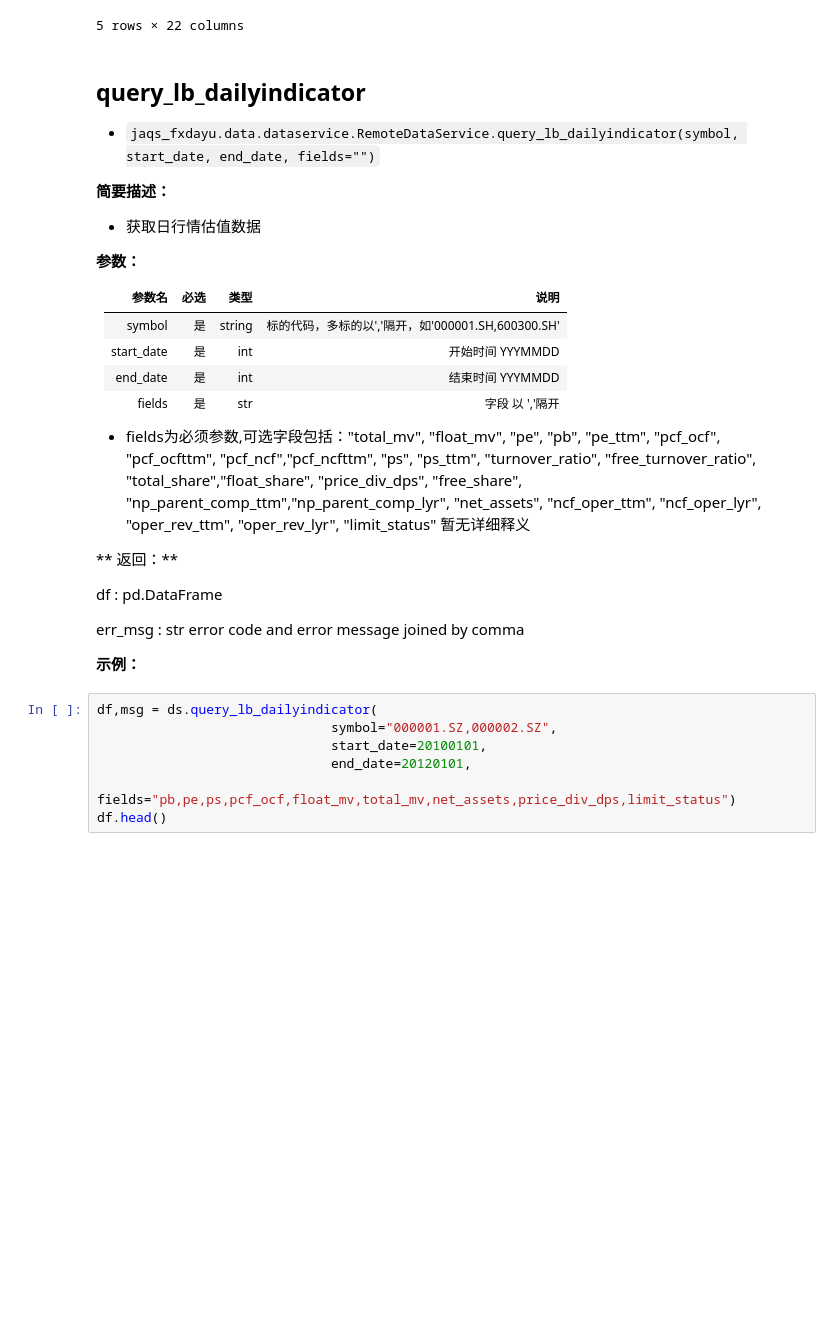
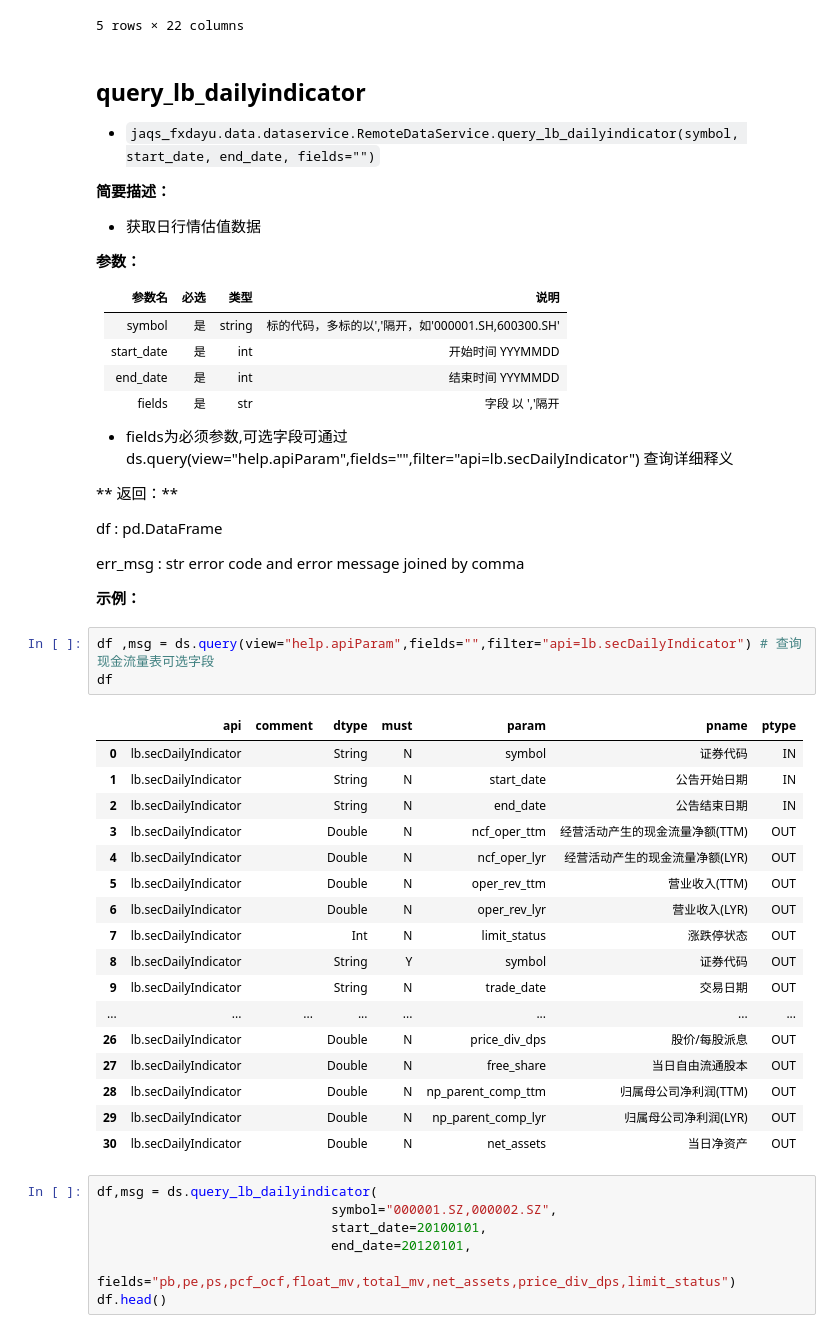
Before and after one commit to xingetouzi/jaqs-fxdayu, a Jupyter notebook: docs/_source/dataservice.ipynb, the cells around one changed output. Drawn from its saved outputs; the diff is of its cells as text; blank space fills up the shorter version.

```diff
--- a/docs/_source/dataservice.ipynb
+++ b/docs/_source/dataservice.ipynb
@@ -369,7 +397,7 @@ df.head()
 |fields |是| str |字段 以 ','隔开|
 
 
-- fields为必须参数,可选字段包括："total_mv", "float_mv", "pe", "pb", "pe_ttm", "pcf_ocf", "pcf_ocfttm", "pcf_ncf","pcf_ncfttm", "ps", "ps_ttm", "turnover_ratio", "free_turnover_ratio", "total_share","float_share", "price_div_dps", "free_share", "np_parent_comp_ttm","np_parent_comp_lyr", "net_assets", "ncf_oper_ttm", "ncf_oper_lyr", "oper_rev_ttm", "oper_rev_lyr", "limit_status" 暂无详细释义
+- fields为必须参数,可选字段可通过ds.query(view="help.apiParam",fields="",filter="api=lb.secDailyIndicator") 查询详细释义
 
 ** 返回：**
 
@@ -380,6 +408,27 @@ err_msg : str
 
 
 **示例：**
+# %%
+df ,msg = ds.query(view="help.apiParam",fields="",filter="api=lb.secDailyIndicator") # 查询现金流量表可选字段
+df
+# %% [output]
+|  | api | comment | dtype | must | param | pname | ptype |
+| 0 | lb.secDailyIndicator |  | String | N | symbol | 证券代码 | IN |
+| 1 | lb.secDailyIndicator |  | String | N | start_date | 公告开始日期 | IN |
+| 2 | lb.secDailyIndicator |  | String | N | end_date | 公告结束日期 | IN |
+| 3 | lb.secDailyIndicator |  | Double | N | ncf_oper_ttm | 经营活动产生的现金流量净额(TTM) | OUT |
+| 4 | lb.secDailyIndicator |  | Double | N | ncf_oper_lyr | 经营活动产生的现金流量净额(LYR) | OUT |
+| 5 | lb.secDailyIndicator |  | Double | N | oper_rev_ttm | 营业收入(TTM) | OUT |
+| 6 | lb.secDailyIndicator |  | Double | N | oper_rev_lyr | 营业收入(LYR) | OUT |
+| 7 | lb.secDailyIndicator |  | Int | N | limit_status | 涨跌停状态 | OUT |
+| 8 | lb.secDailyIndicator |  | String | Y | symbol | 证券代码 | OUT |
+| 9 | lb.secDailyIndicator |  | String | N | trade_date | 交易日期 | OUT |
+| ... | ... | ... | ... | ... | ... | ... | ... |
+| 26 | lb.secDailyIndicator |  | Double | N | price_div_dps | 股价/每股派息 | OUT |
+| 27 | lb.secDailyIndicator |  | Double | N | free_share | 当日自由流通股本 | OUT |
+| 28 | lb.secDailyIndicator |  | Double | N | np_parent_comp_ttm | 归属母公司净利润(TTM) | OUT |
+| 29 | lb.secDailyIndicator |  | Double | N | np_parent_comp_lyr | 归属母公司净利润(LYR) | OUT |
+| 30 | lb.secDailyIndicator |  | Double | N | net_assets | 当日净资产 | OUT |
 # %%
 df,msg = ds.query_lb_dailyindicator(
                               symbol="000001.SZ,000002.SZ",
```
Also changed, not shown: parts of 14 cells of this notebook, 5 other files.
